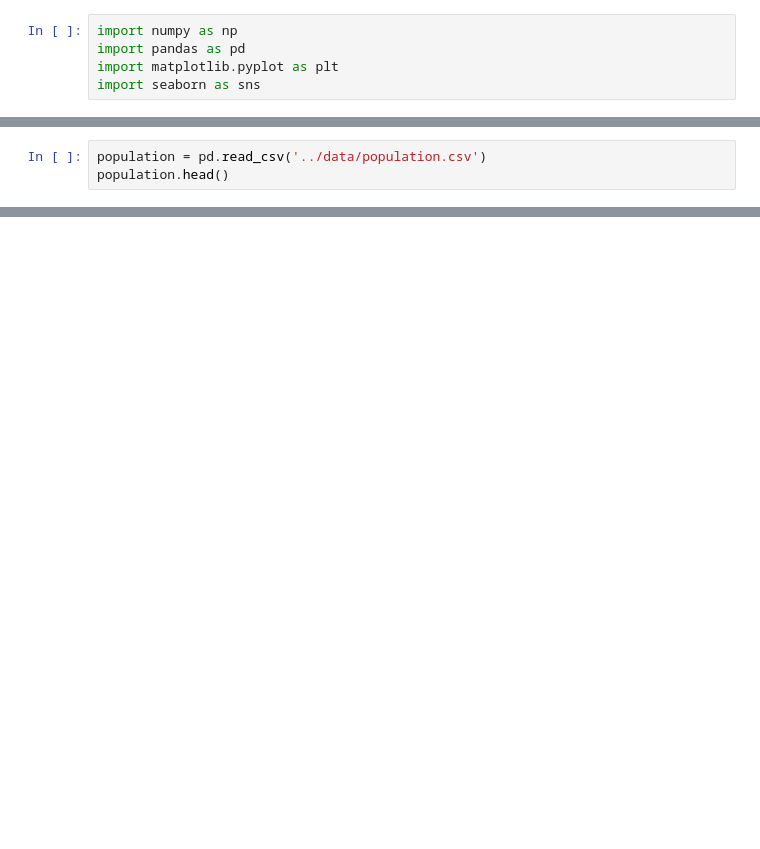
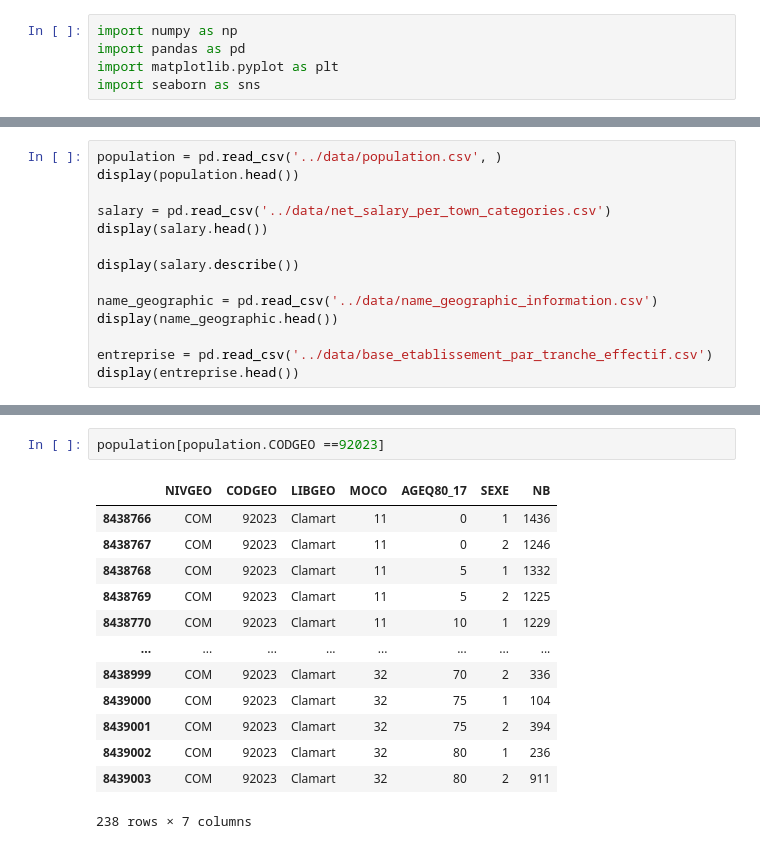
Before and after one commit to nkostiuk/french-industry, a Jupyter notebook: notebooks/first_investigation.ipynb, the cells around one changed output, grey strips where cells are left out. Cells and saved outputs as stored; diff of their text form; blank space fills up the shorter version.

```diff
--- a/notebooks/first_investigation.ipynb
+++ b/notebooks/first_investigation.ipynb
@@ -9,6 +10,17 @@ current_dir = os.getcwd()
 # %%
-population = pd.read_csv('../data/population.csv')
-population.head()
+population = pd.read_csv('../data/population.csv', )
+display(population.head())
+
+salary = pd.read_csv('../data/net_salary_per_town_categories.csv')
+display(salary.head())
+
+display(salary.describe())
+
+name_geographic = pd.read_csv('../data/name_geographic_information.csv')
+display(name_geographic.head())
+
+entreprise = pd.read_csv('../data/base_etablissement_par_tranche_effectif.csv')
+display(entreprise.head())
 # %% [output]
 |  | NIVGEO | CODGEO | LIBGEO | MOCO | AGEQ80_17 | SEXE | NB |
 | 0 | COM | 1001 | L'Abergement-Clémenciat | 11 | 0 | 1 | 15 |
@@ -82,0 +224,16 @@ display(salary.describe())
+# %%
+population[population.CODGEO ==92023]
+# %% [output]
+|  | NIVGEO | CODGEO | LIBGEO | MOCO | AGEQ80_17 | SEXE | NB |
+| 8438766 | COM | 92023 | Clamart | 11 | 0 | 1 | 1436 |
+| 8438767 | COM | 92023 | Clamart | 11 | 0 | 2 | 1246 |
+| 8438768 | COM | 92023 | Clamart | 11 | 5 | 1 | 1332 |
+| 8438769 | COM | 92023 | Clamart | 11 | 5 | 2 | 1225 |
+| 8438770 | COM | 92023 | Clamart | 11 | 10 | 1 | 1229 |
+| ... | ... | ... | ... | ... | ... | ... | ... |
+| 8438999 | COM | 92023 | Clamart | 32 | 70 | 2 | 336 |
+| 8439000 | COM | 92023 | Clamart | 32 | 75 | 1 | 104 |
+| 8439001 | COM | 92023 | Clamart | 32 | 75 | 2 | 394 |
+| 8439002 | COM | 92023 | Clamart | 32 | 80 | 1 | 236 |
+| 8439003 | COM | 92023 | Clamart | 32 | 80 | 2 | 911 |
+238 rows × 7 columns
```
Also changed, not shown: parts of 10 cells of this notebook.
